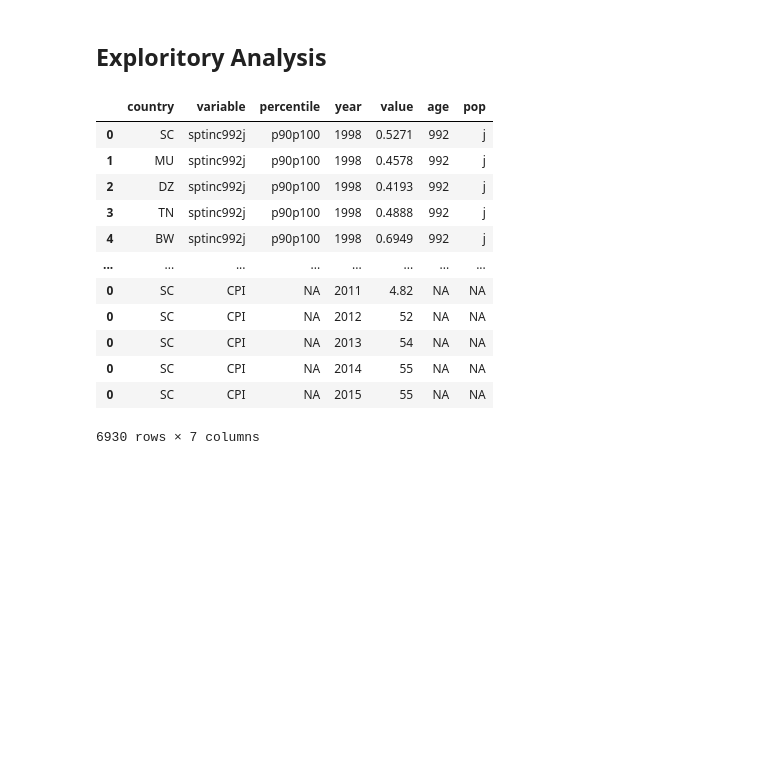
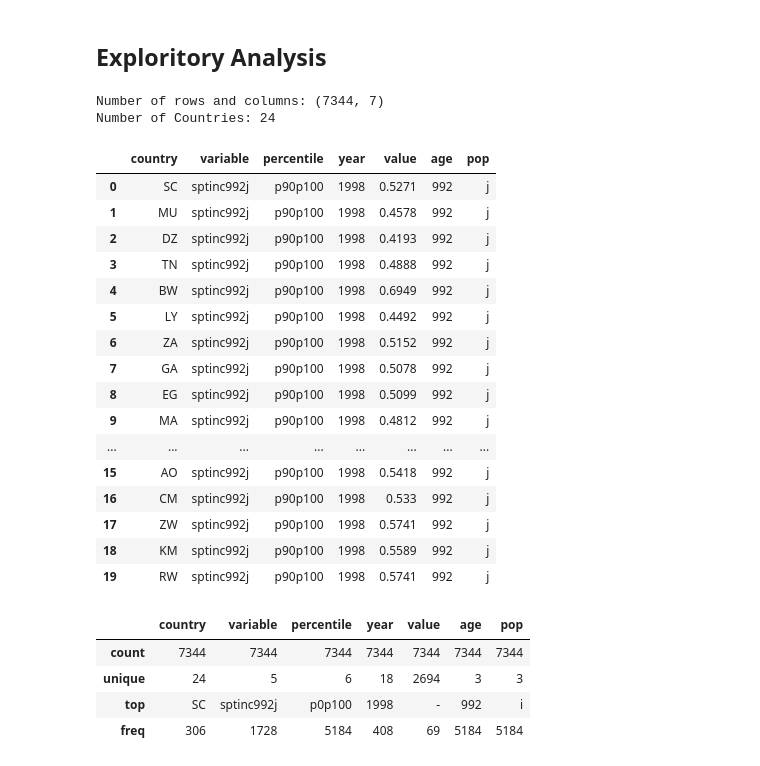
Before and after one commit to data301-2021-winter1/group35-project, a Jupyter notebook: notebooks/analysis1.ipynb, the cells around one changed output. Drawn from its saved outputs; the diff is of its cells as text; code cells hidden in the pictures; blank space fills up the shorter version.

```diff
--- a/notebooks/analysis1.ipynb
+++ b/notebooks/analysis1.ipynb
@@ -15,22 +19,41 @@ from project_functions1 import load_and_process
 ## Exploritory Analysis
 # %%
 CID = load_and_process()
+# %%
+print("Number of rows and columns:", CID.shape)
+print(f"Number of Countries: {CID['country'].nunique()}")
+#print(f"Number of Missing CPI Values: {sum[1 if x == '-' else 0 for x in CID['value']]}")
+# %% [output]
+Number of rows and columns: (7344, 7)
+Number of Countries: 24
+# %%
+CID.head(20)
+# %% [output]
+|  | country | variable | percentile | year | value | age | pop |
+| 0 | SC | sptinc992j | p90p100 | 1998 | 0.5271 | 992 | j |
+| 1 | MU | sptinc992j | p90p100 | 1998 | 0.4578 | 992 | j |
+| 2 | DZ | sptinc992j | p90p100 | 1998 | 0.4193 | 992 | j |
+| 3 | TN | sptinc992j | p90p100 | 1998 | 0.4888 | 992 | j |
+| 4 | BW | sptinc992j | p90p100 | 1998 | 0.6949 | 992 | j |
+| 5 | LY | sptinc992j | p90p100 | 1998 | 0.4492 | 992 | j |
+| 6 | ZA | sptinc992j | p90p100 | 1998 | 0.5152 | 992 | j |
+| 7 | GA | sptinc992j | p90p100 | 1998 | 0.5078 | 992 | j |
+| 8 | EG | sptinc992j | p90p100 | 1998 | 0.5099 | 992 | j |
+| 9 | MA | sptinc992j | p90p100 | 1998 | 0.4812 | 992 | j |
+| ... | ... | ... | ... | ... | ... | ... | ... |
+| 15 | AO | sptinc992j | p90p100 | 1998 | 0.5418 | 992 | j |
+| 16 | CM | sptinc992j | p90p100 | 1998 | 0.533 | 992 | j |
+| 17 | ZW | sptinc992j | p90p100 | 1998 | 0.5741 | 992 | j |
+| 18 | KM | sptinc992j | p90p100 | 1998 | 0.5589 | 992 | j |
+| 19 | RW | sptinc992j | p90p100 | 1998 | 0.5741 | 992 | j |
 # %%
-CID
+CID.describe()
 # %% [output]
 |  | country | variable | percentile | year | value | age | pop |
-| 0 | SC | sptinc992j | p90p100 | 1998 | 0.5271 | 992 | j |
-| 1 | MU | sptinc992j | p90p100 | 1998 | 0.4578 | 992 | j |
-| 2 | DZ | sptinc992j | p90p100 | 1998 | 0.4193 | 992 | j |
-| 3 | TN | sptinc992j | p90p100 | 1998 | 0.4888 | 992 | j |
-| 4 | BW | sptinc992j | p90p100 | 1998 | 0.6949 | 992 | j |
-| ... | ... | ... | ... | ... | ... | ... | ... |
-| 0 | SC | CPI | NA | 2011 | 4.82 | NA | NA |
-| 0 | SC | CPI | NA | 2012 | 52 | NA | NA |
-| 0 | SC | CPI | NA | 2013 | 54 | NA | NA |
-| 0 | SC | CPI | NA | 2014 | 55 | NA | NA |
-| 0 | SC | CPI | NA | 2015 | 55 | NA | NA |
+| count | 7344 | 7344 | 7344 | 7344 | 7344 | 7344 | 7344 |
+| unique | 24 | 5 | 6 | 18 | 2694 | 3 | 3 |
+| top | SC | sptinc992j | p0p100 | 1998 | - | 992 | i |
+| freq | 306 | 1728 | 5184 | 408 | 69 | 5184 | 5184 |
-6930 rows × 7 columns
 # %%
 SC = CID.loc[CID['country'] == 'SC']
 SC_CPI = SC.loc[SC['variable'] == 'CPI']
```
Also changed, not shown: parts of 19 cells of this notebook, 1 other file.
